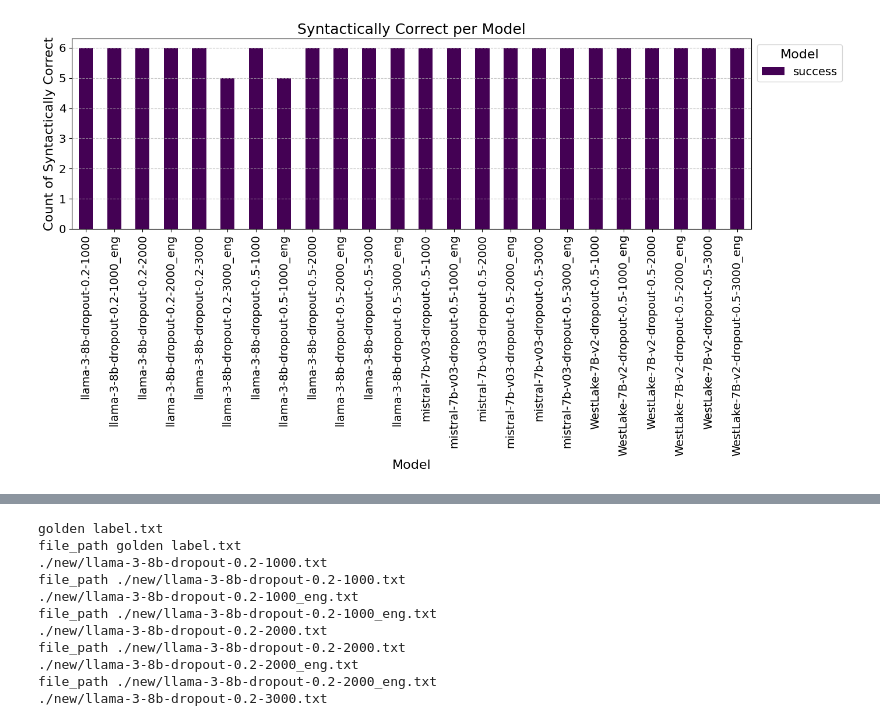
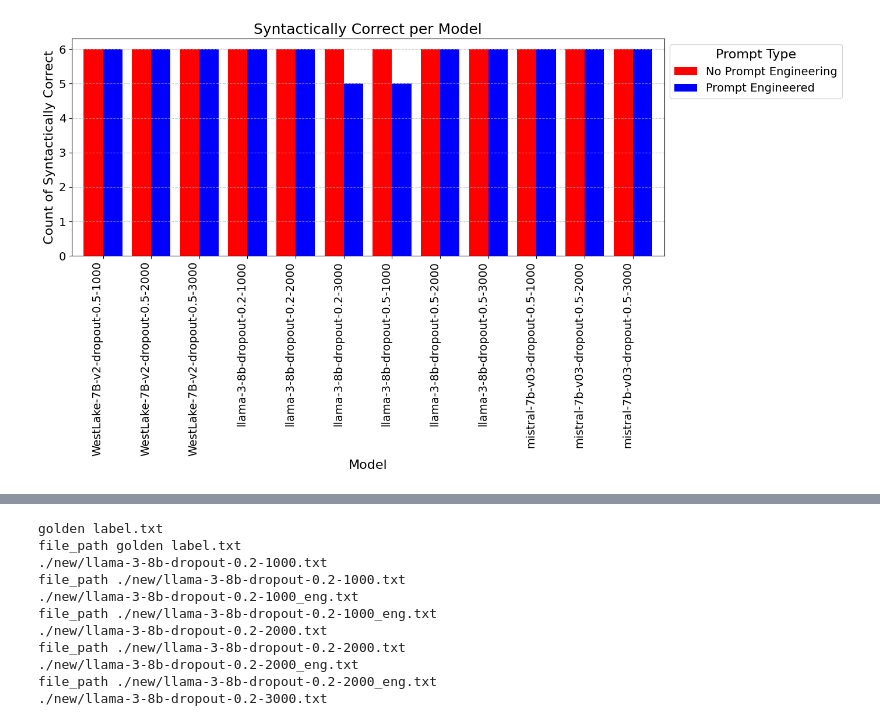
Before and after one commit to Mohammed-majeed/Minions, a Jupyter notebook: finetune experiment/visualization.ipynb, the cells around one changed output, grey strips where cells are left out. Cells and saved outputs as stored; diff of their text form; code cells hidden in the pictures.

```diff
--- a/finetune experiment/visualization.ipynb
+++ b/finetune experiment/visualization.ipynb
@@ -24,28 +11,41 @@ syntactic_correct_df
 # %%
+syntactic_correct_df = pd.read_csv('syntactic correct.csv')
+syntactic_correct_df = syntactic_correct_df.drop(['Unnamed: 0'],axis=1)
 
-# Function to calculate success counts per model
-def calculate_success_counts_per_model(df):
-    # Convert all non-'True' values to False
-    df = df.applymap(lambda x: True if str(x).strip().lower() == 'true' else False)
-    return df.sum()
-# Calculate success counts per model
-success_counts_per_model = calculate_success_counts_per_model(syntactic_correct_df)
-# Convert the Series to DataFrame for easier plotting
-df_success_counts_per_model = success_counts_per_model.to_frame(name='success')
 
-# Plotting the bar chart for success
+
+# Convert the columns to a flat format suitable for plotting
+def prepare_data(df):
+    # Stack the data and reset index to move all headers to columns
+    df_stacked = df.stack().reset_index()
+    df_stacked.columns = ['Index', 'Model', 'Success']
+    df_stacked['Success'] = df_stacked['Success'].apply(lambda x: True if str(x).strip().lower() == 'true' else False)
+    return df_stacked
+
+# Prepare the data
+plot_data = prepare_data(syntactic_correct_df)
+
+# Extract base model names (without '_eng') for grouping
+plot_data['Base Model'] = plot_data['Model'].apply(lambda x: x.replace('_eng', '') if '_eng' in x else x)
+plot_data['Prompt Type'] = plot_data['Model'].apply(lambda x: 'Prompt Engineered' if '_eng' in x else 'No Prompt Engineering')
+
+# Calculate success counts per base model and prompt type
+success_counts = plot_data.groupby(['Base Model', 'Prompt Type'])['Success'].sum().unstack()
+
+# Plotting the grouped bar chart for success counts
 fig, ax = plt.subplots(figsize=(14, 8))
 
-df_success_counts_per_model.plot(kind='bar', ax=ax, colormap='viridis')
+success_counts.plot(kind='bar', ax=ax, color=['red', 'blue'], width=0.8)
 ax.set_title('Syntactically Correct per Model', fontsize=18)
 ax.set_xlabel('Model', fontsize=16)
 ax.set_ylabel('Count of Syntactically Correct', fontsize=16)
-ax.set_xticklabels(ax.get_xticklabels(), rotation=90, fontsize=14)
+ax.set_xticklabels(ax.get_xticklabels(), rotation=90, ha='right', fontsize=14)
 ax.tick_params(axis='y', labelsize=14)
-ax.legend(title='Model', fontsize=14, title_fontsize=16, bbox_to_anchor=(1, 1))
+ax.legend(['No Prompt Engineering', 'Prompt Engineered'], title='Prompt Type', fontsize=14, title_fontsize=16, bbox_to_anchor=(1, 1))
 ax.grid(axis='y', linestyle='--', alpha=0.7)
 
 plt.tight_layout()
-plt.savefig("finetune Syntactically Correct Behavior Trees.png")
+plt.savefig("finetune_Syntactically Correct per Model.png")
+plt.show()
 # %% [output]
-[figure, old version]
+[figure, new version]
```
Also changed, not shown: parts of 13 cells of this notebook, 27 other files.
